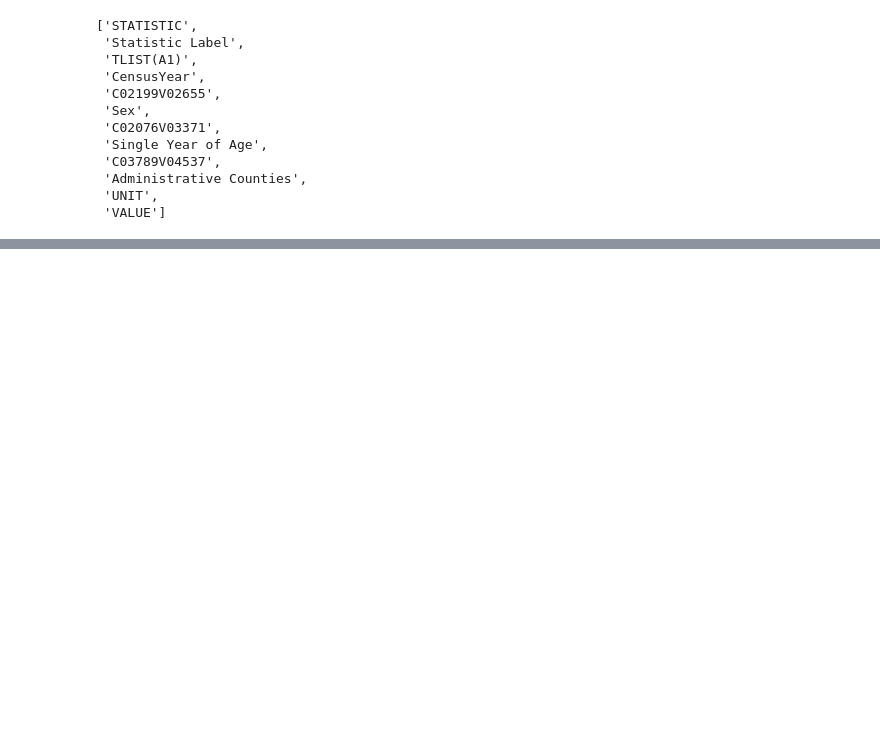
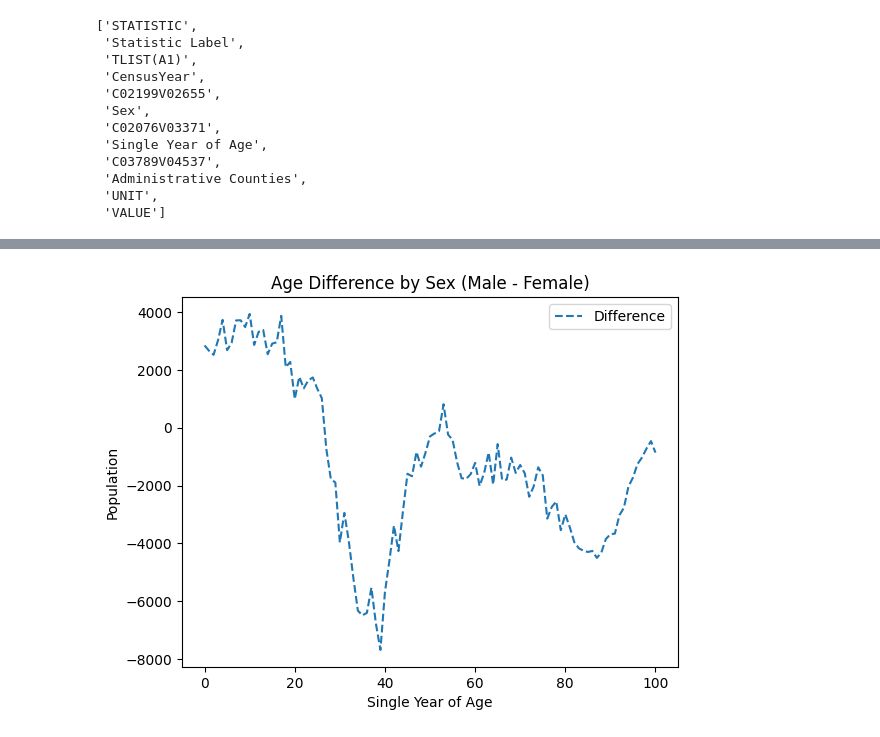
Before and after one commit to irenecelebrin/programming-for-data-analytics, a Jupyter notebook: my-tasks/assignment05-population.ipynb, the cells around one changed output, grey strips where cells are left out. Saved outputs shown, nothing was run; the diff lists cells and outputs as text; code cells hidden in the pictures; blank space fills up the shorter version.

```diff
--- a/my-tasks/assignment05-population.ipynb
+++ b/my-tasks/assignment05-population.ipynb
@@ -97,0 +207,20 @@ df.tail(10)
+# %%
+# Add population difference to the pivot table
+df_analysis['Difference'] = df_analysis['Male'] - df_analysis['Female']
+
+# Show population difference
+df_analysis.head(5)
+
+# Save to csv
+df_analysis.to_csv('05_population_pivot_with_difference.csv')
+# %%
+# Plot population difference
+fig, ax = plt.subplots()
+ax.plot(age, df_analysis['Difference'], label='Difference', linestyle='--')
+ax.set_xlabel('Single Year of Age')
+ax.set_ylabel('Population')
+plt.legend()
+plt.title('Age Difference by Sex (Male - Female)')
+plt.show()
+# %% [output]
+[figure, added]
```
Also changed, not shown: parts of 13 cells of this notebook, 2 other files.
